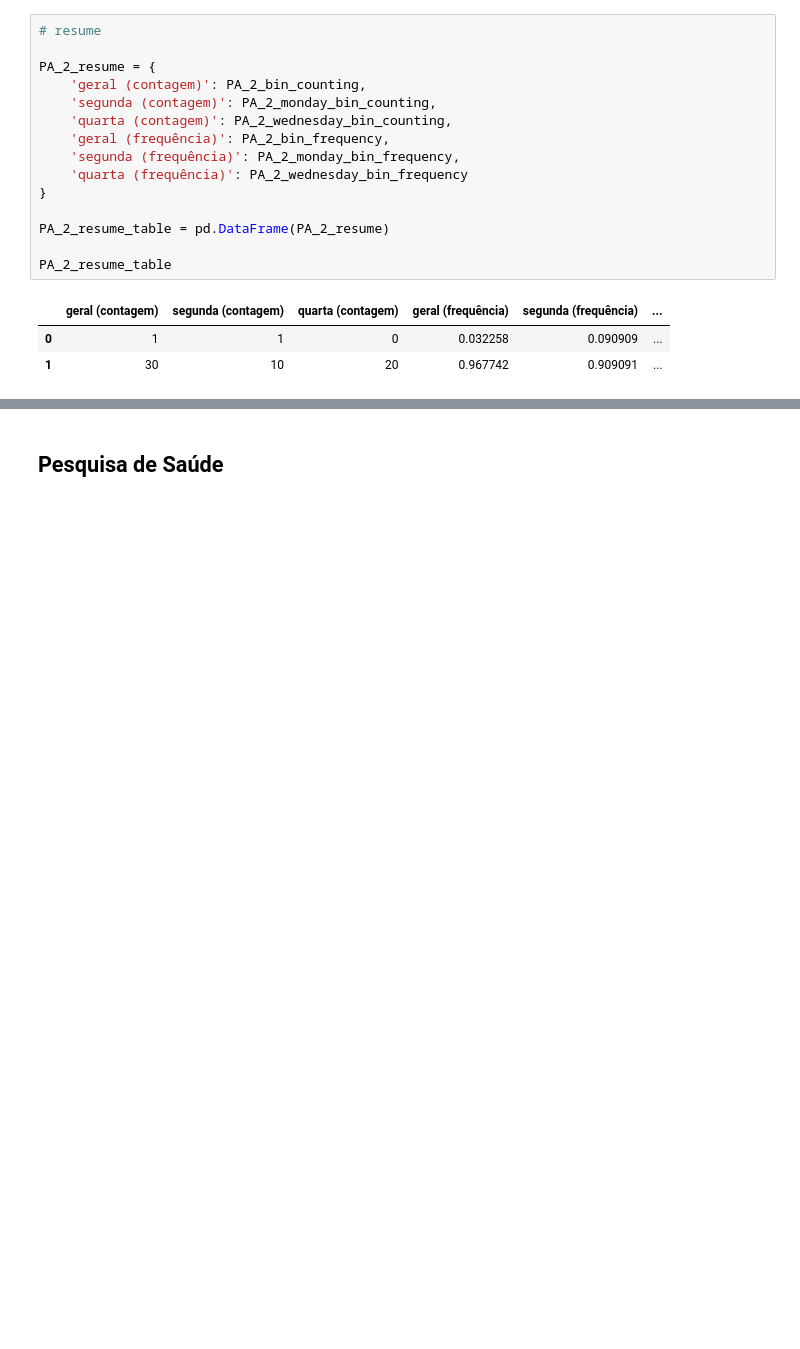
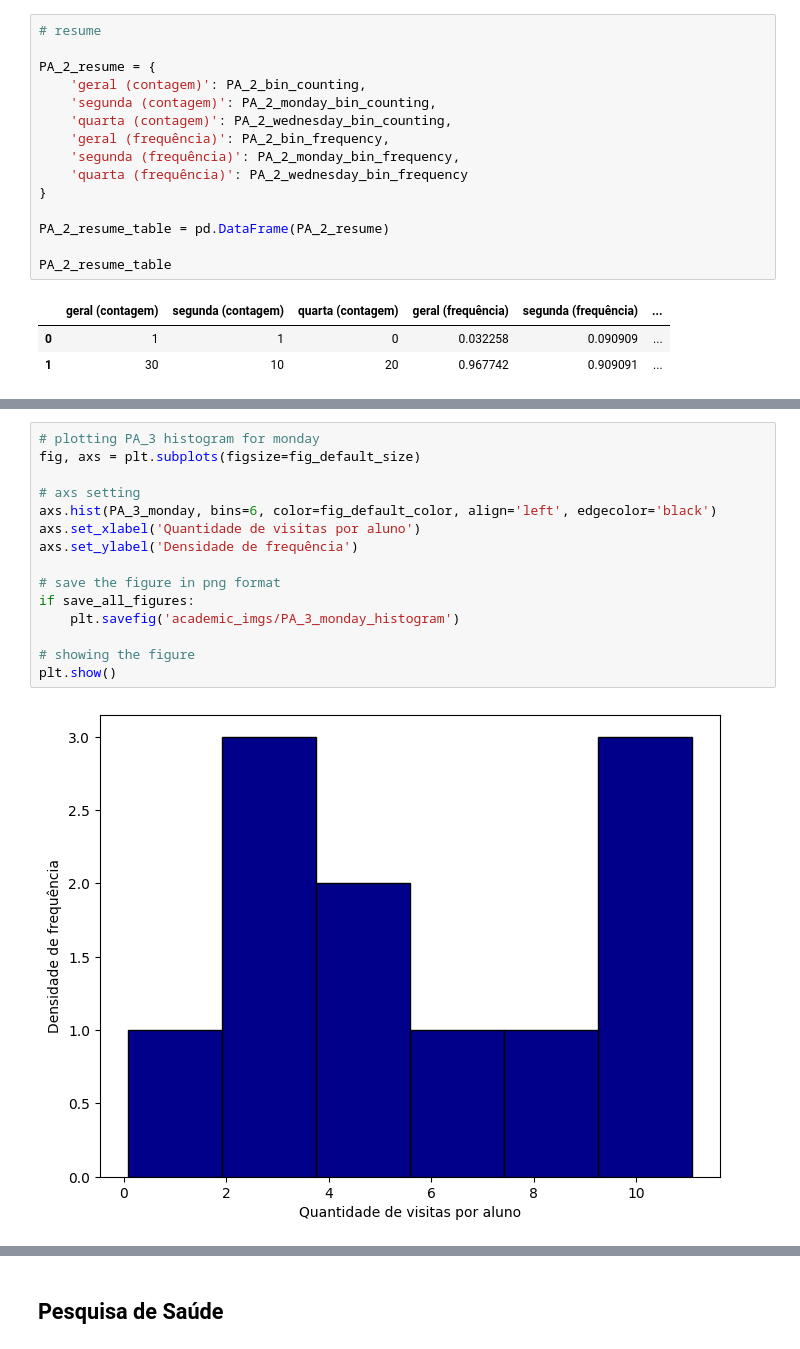
Before and after one commit to henriqueedu2001/pcs3635-health-research-data-analysis, a Jupyter notebook: analisys.ipynb, the cells around one changed output, grey strips where cells are left out. Saved outputs shown, nothing was run; the diff lists cells and outputs as text; blank space fills up the shorter version.

```diff
--- a/analisys.ipynb
+++ b/analisys.ipynb
@@ -386,0 +399,17 @@ PA_2_resume_table
+# %%
+# plotting PA_3 histogram for monday
+fig, axs = plt.subplots(figsize=fig_default_size)
+
+# axs setting
+axs.hist(PA_3_monday, bins=6, color=fig_default_color, align='left', edgecolor='black')
+axs.set_xlabel('Quantidade de visitas por aluno')
+axs.set_ylabel('Densidade de frequência')
+
+# save the figure in png format
+if save_all_figures:
+    plt.savefig('academic_imgs/PA_3_monday_histogram')
+
+# showing the figure
+plt.show()
+# %% [output]
+[figure, added]
```
Also changed, not shown: parts of 45 cells of this notebook.
